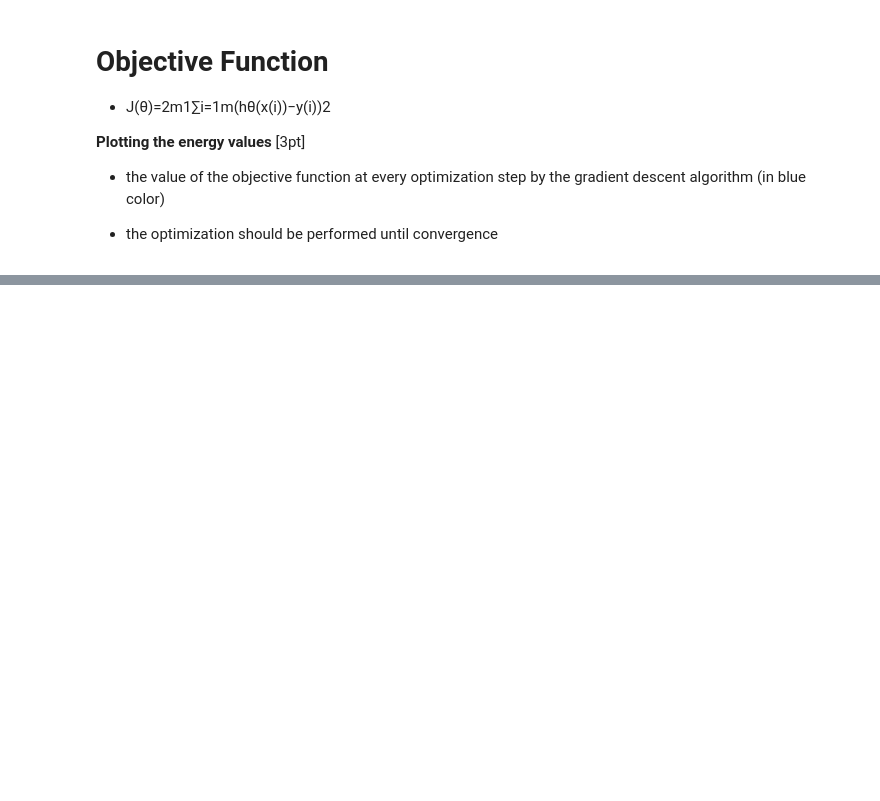
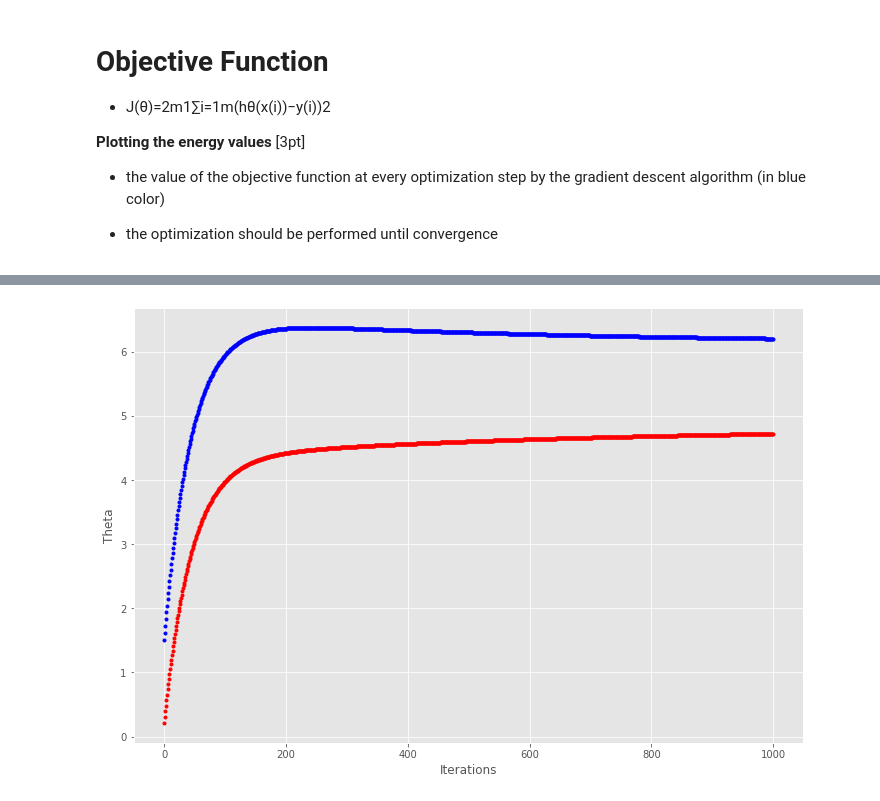
Before and after one commit to dlguswn3659/class-MachineLearning, a Jupyter notebook: Untitled0.ipynb, the cells around one changed output, grey strips where cells are left out. Saved outputs shown, nothing was run; the diff lists cells and outputs as text; code cells hidden in the pictures; blank space fills up the shorter version.

```diff
--- a/Untitled0.ipynb
+++ b/Untitled0.ipynb
@@ -165,6 +144,16 @@ _=ax.plot(range(n_iter),cost_history,'b.')
 # %%
 fig,ax = plt.subplots(figsize=(12,8))
 
+theta0_history = []
+theta1_history = []
+
+for it in range(n_iter):
+  theta0_history.append(theta_history[it][0])
+  theta1_history.append(theta_history[it][1])
+
 ax.set_ylabel('Theta')
 ax.set_xlabel('Iterations')
-_=ax.plot(range(n_iter),theta[0],'b.')
+_=ax.plot(range(n_iter),theta0_history,'b.', color = 'red')
+_=ax.plot(range(n_iter),theta1_history,'b.', color = 'blue')
+# %% [output]
+[figure, added]
```
Also changed, not shown: parts of 10 cells of this notebook.
